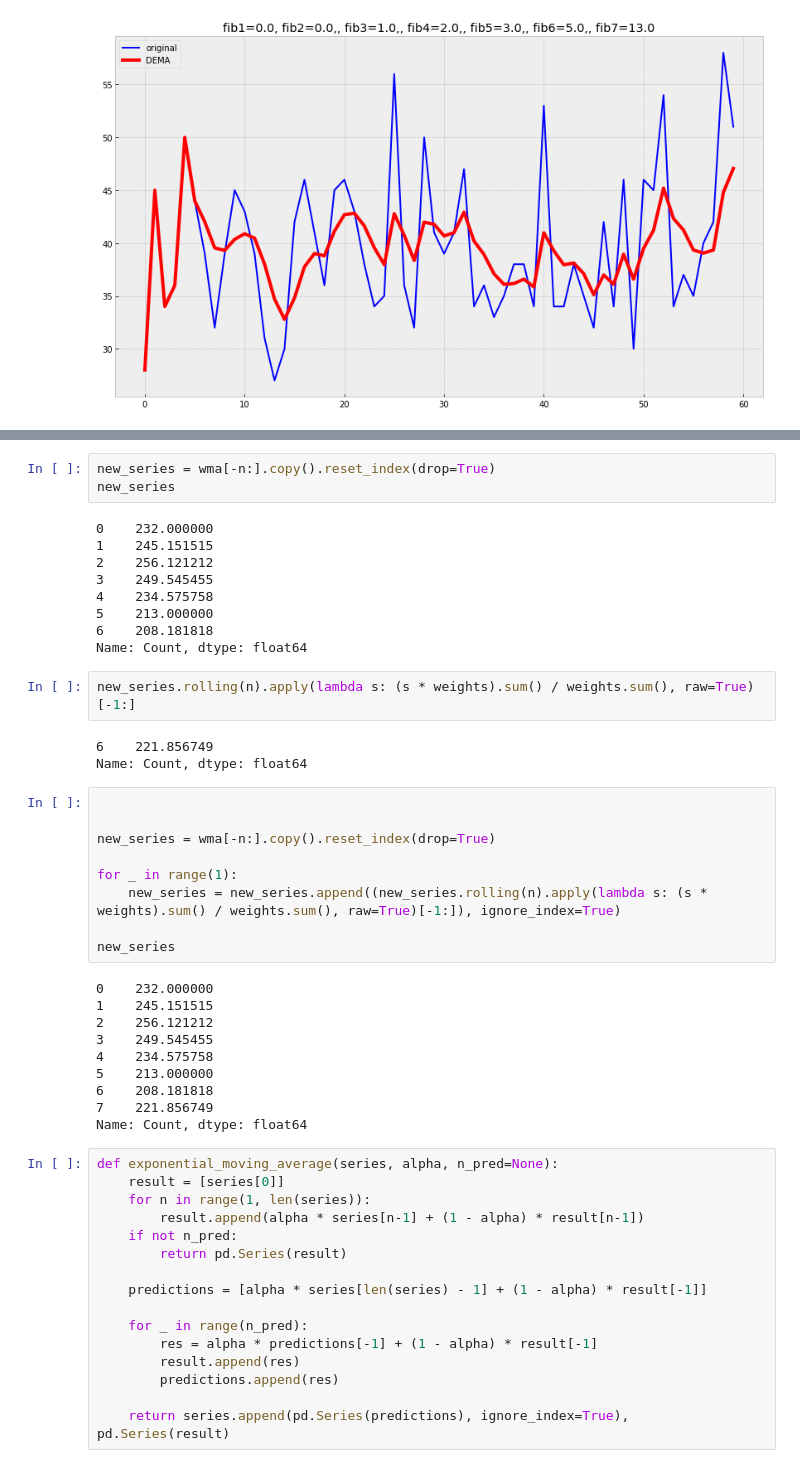
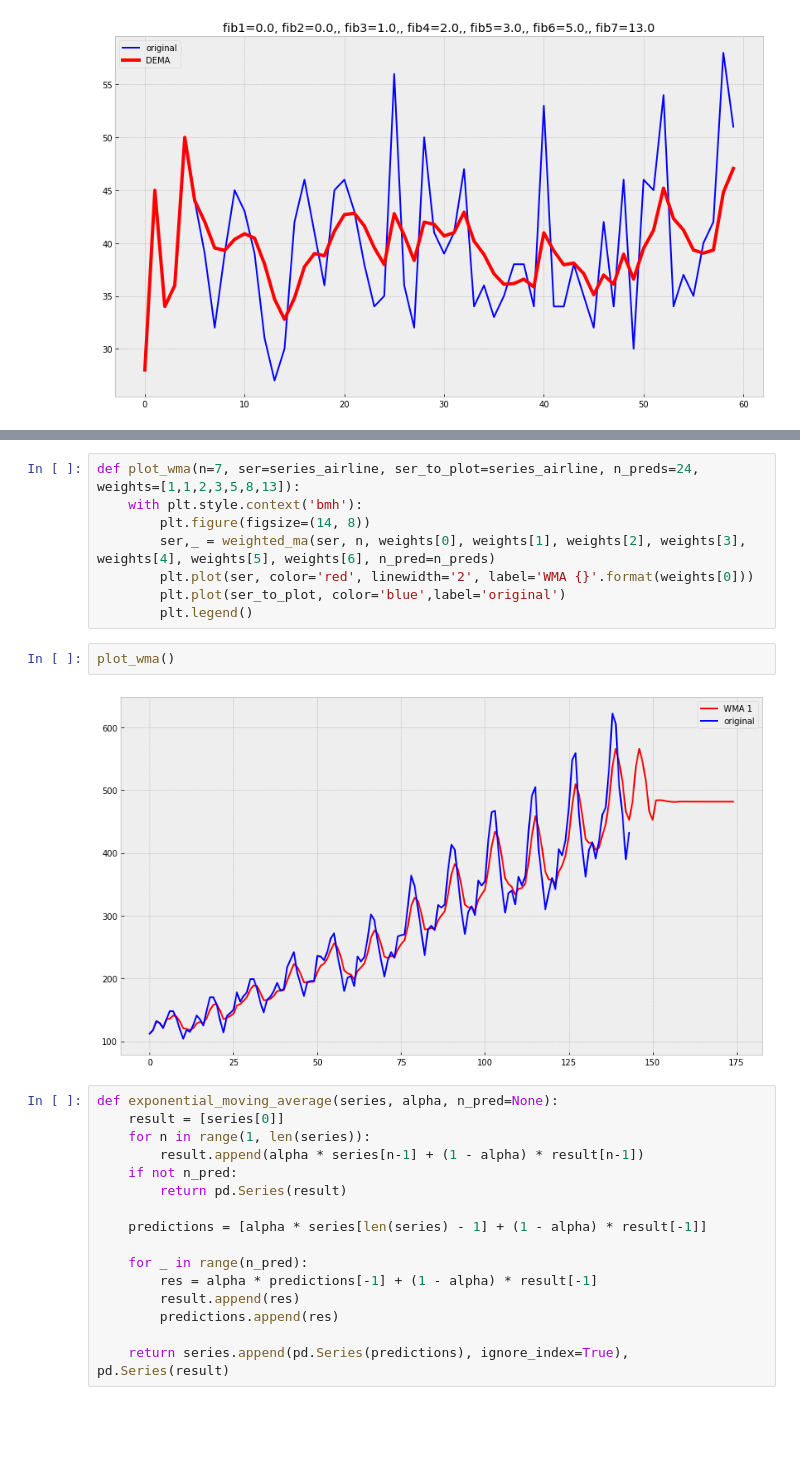
Before and after one commit to konlook/DZ_1_TS, a Jupyter notebook: dz_2_ts.ipynb, the cells around one changed output, grey strips where cells are left out. Drawn from its saved outputs; the diff is of its cells as text; blank space fills up the shorter version.

```diff
--- a/dz_2_ts.ipynb
+++ b/dz_2_ts.ipynb
@@ -543,39 +494,15 @@ Name: Count, dtype: float64
-# %%
-new_series = wma[-n:].copy().reset_index(drop=True)
-new_series
-# %% [output]
-0    232.000000
-1    245.151515
-2    256.121212
-3    249.545455
-4    234.575758
-5    213.000000
-6    208.181818
-Name: Count, dtype: float64
-# %%
-new_series.rolling(n).apply(lambda s: (s * weights).sum() / weights.sum(), raw=True)[-1:]
-# %% [output]
-6    221.856749
-Name: Count, dtype: float64
-# %%
-
-
-new_series = wma[-n:].copy().reset_index(drop=True)
-
-for _ in range(1):
-    new_series = new_series.append((new_series.rolling(n).apply(lambda s: (s * weights).sum() / weights.sum(), raw=True)[-1:]), ignore_index=True)
-
-new_series
-# %% [output]
-0    232.000000
-1    245.151515
-2    256.121212
-3    249.545455
-4    234.575758
-5    213.000000
-6    208.181818
-7    221.856749
-Name: Count, dtype: float64
+# %%
+def plot_wma(n=7, ser=series_airline, ser_to_plot=series_airline, n_preds=24, weights=[1,1,2,3,5,8,13]):
+    with plt.style.context('bmh'):
+        plt.figure(figsize=(14, 8))
+        ser,_ = weighted_ma(ser, n, weights[0], weights[1], weights[2], weights[3], weights[4], weights[5], weights[6], n_pred=n_preds)
+        plt.plot(ser, color='red', linewidth='2', label='WMA {}'.format(weights[0]))
+        plt.plot(ser_to_plot, color='blue',label='original')
+        plt.legend()
+# %%
+plot_wma()
+# %% [output]
+[figure, added]
 # %%
 def exponential_moving_average(series, alpha, n_pred=None):
     result = [series[0]]
```
Also changed, not shown: parts of 23 cells of this notebook, 1 other file.
